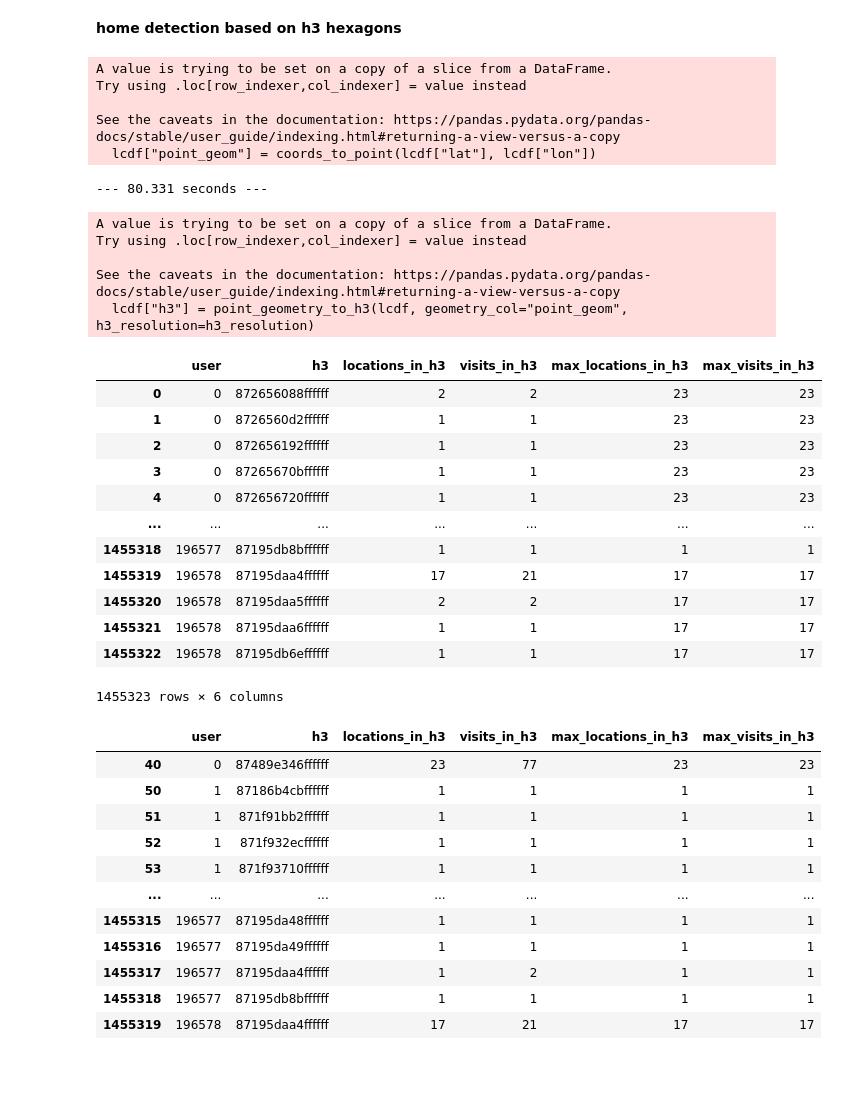
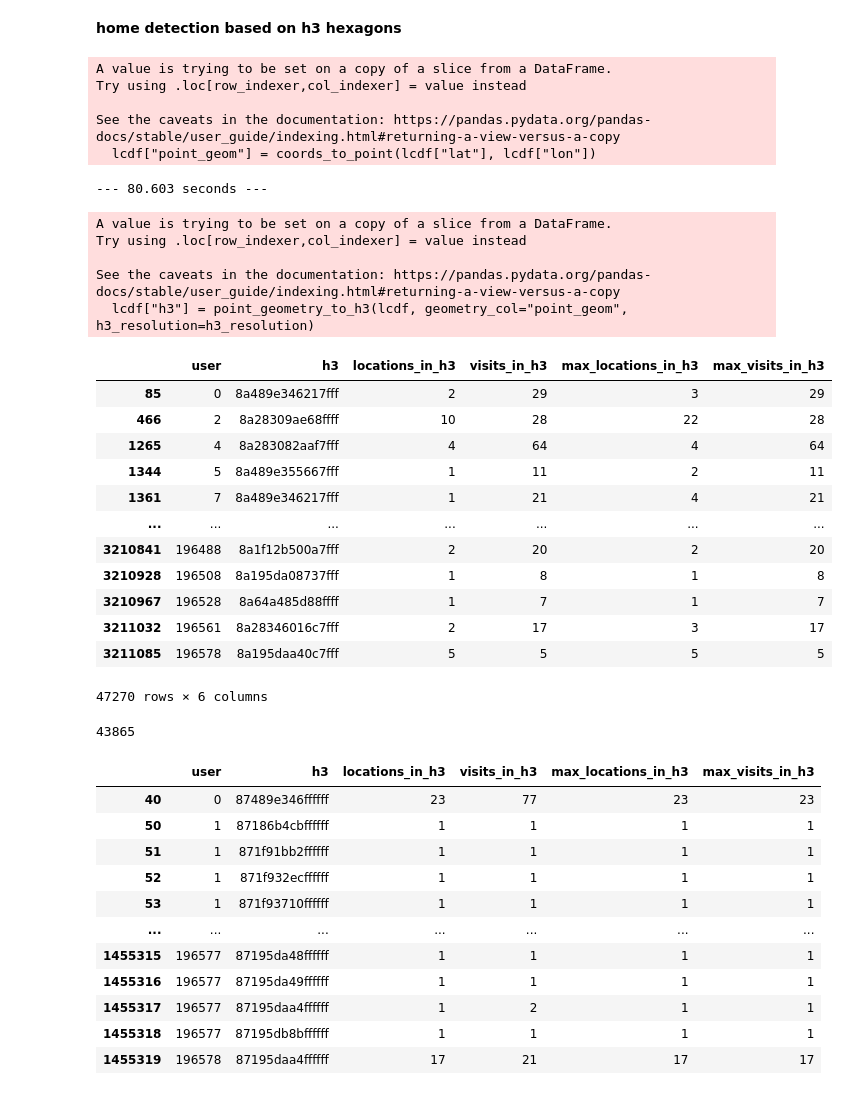
Before and after one commit to sandorjuhasz/gowalla_spatial_network, a Jupyter notebook: code/01_data_exploration.ipynb, the cells around one changed output. Drawn from its saved outputs; the diff is of its cells as text; code cells hidden in the pictures.

Commit message:
home table -- almost DONE

```diff
--- a/code/01_data_exploration.ipynb
+++ b/code/01_data_exploration.ipynb
@@ -76,7 +76,7 @@ Name: nr_locations, dtype: int64
 **home detection based on h3 hexagons**
 # %%
 # parameters
-h3_resolution = 7
+h3_resolution = 10
 minimum_checkins = 10
 # %%
 # check-in data
@@ -108,7 +108,7 @@ Try using .loc[row_indexer,col_indexer] = value instead
 
 See the caveats in the documentation: https://pandas.pydata.org/pandas-docs/stable/user_guide/indexing.html#returning-a-view-versus-a-copy
   lcdf["point_geom"] = coords_to_point(lcdf["lat"], lcdf["lon"])
---- 80.331 seconds ---
+--- 80.603 seconds ---
 A value is trying to be set on a copy of a slice from a DataFrame.
 Try using .loc[row_indexer,col_indexer] = value instead
 
@@ -116,7 +116,7 @@ See the caveats in the documentation: https://pandas.pydata.org/pandas-docs/stab
   lcdf["h3"] = point_geometry_to_h3(lcdf, geometry_col="point_geom", h3_resolution=h3_resolution)
 # %%
 # select the most visited h3 by user
-def home_table(df):
+def home_table(df, min_locations_in_h3, min_visits_in_h3):
     """function to select home h3 of users"""
 
     # variables to support selection
@@ -126,26 +126,40 @@ def home_table(df):
         ).reset_index()
 
     h3_selection["max_locations_in_h3"] = h3_selection.groupby(["user"])["locations_in_h3"].transform("max")
-    h3_selection["max_visits_in_h3"] = h3_selection.groupby(["user"])["locations_in_h3"].transform("max")
+    h3_selection["max_visits_in_h3"] = h3_selection.groupby(["user"])["visits_in_h3"].transform("max")
 
     # filter
+    h3_selection = h3_selection[
+        (h3_selection["visits_in_h3"] == h3_selection["max_visits_in_h3"]) &
+        (h3_selection["max_locations_in_h3"] >= min_locations_in_h3) &
+        (h3_selection["max_visits_in_h3"] >= min_visits_in_h3)
+    ]
+
+    # in case
+
     return h3_selection
-# %%
-home_table(lcdf)
-# %% [output]
-|  | user | h3 | locations_in_h3 | visits_in_h3 | max_locations_in_h3 | max_visits_in_h3 |
-| 0 | 0 | 872656088ffffff | 2 | 2 | 23 | 23 |
-| 1 | 0 | 8726560d2ffffff | 1 | 1 | 23 | 23 |
-| 2 | 0 | 872656192ffffff | 1 | 1 | 23 | 23 |
-| 3 | 0 | 87265670bffffff | 1 | 1 | 23 | 23 |
-| 4 | 0 | 872656720ffffff | 1 | 1 | 23 | 23 |
-| ... | ... | ... | ... | ... | ... | ... |
-| 1455318 | 196577 | 87195db8bffffff | 1 | 1 | 1 | 1 |
-| 1455319 | 196578 | 87195daa4ffffff | 17 | 21 | 17 | 17 |
-| 1455320 | 196578 | 87195daa5ffffff | 2 | 2 | 17 | 17 |
-| 1455321 | 196578 | 87195daa6ffffff | 1 | 1 | 17 | 17 |
-| 1455322 | 196578 | 87195db6effffff | 1 | 1 | 17 | 17 |
-1455323 rows × 6 columns
+# %%
+home_df = home_table(lcdf, min_locations_in_h3=1, min_visits_in_h3=5)
+# %%
+home_df
+# %% [output]
+|  | user | h3 | locations_in_h3 | visits_in_h3 | max_locations_in_h3 | max_visits_in_h3 |
+| 85 | 0 | 8a489e346217fff | 2 | 29 | 3 | 29 |
+| 466 | 2 | 8a28309ae68ffff | 10 | 28 | 22 | 28 |
+| 1265 | 4 | 8a283082aaf7fff | 4 | 64 | 4 | 64 |
+| 1344 | 5 | 8a489e355667fff | 1 | 11 | 2 | 11 |
+| 1361 | 7 | 8a489e346217fff | 1 | 21 | 4 | 21 |
+| ... | ... | ... | ... | ... | ... | ... |
+| 3210841 | 196488 | 8a1f12b500a7fff | 2 | 20 | 2 | 20 |
+| 3210928 | 196508 | 8a195da08737fff | 1 | 8 | 1 | 8 |
+| 3210967 | 196528 | 8a64a485d88ffff | 1 | 7 | 1 | 7 |
+| 3211032 | 196561 | 8a28346016c7fff | 2 | 17 | 3 | 17 |
+| 3211085 | 196578 | 8a195daa40c7fff | 5 | 5 | 5 | 5 |
+47270 rows × 6 columns
+# %%
+home_df["user"].nunique()
+# %% [output]
+43865
 # %%
 t1 = home_table(lcdf)
 t1[t1["locations_in_h3"]==t1["max_locations_in_h3"]]
```
